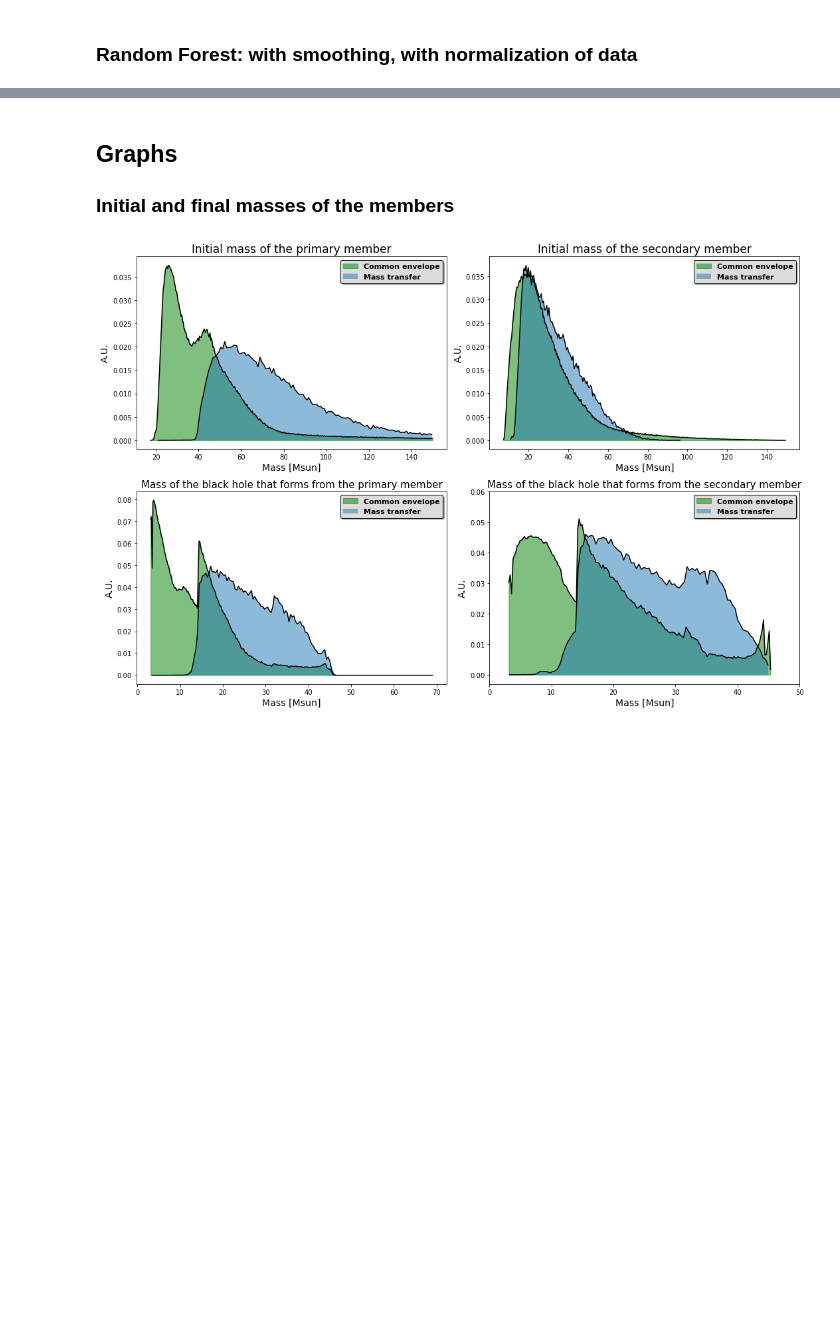
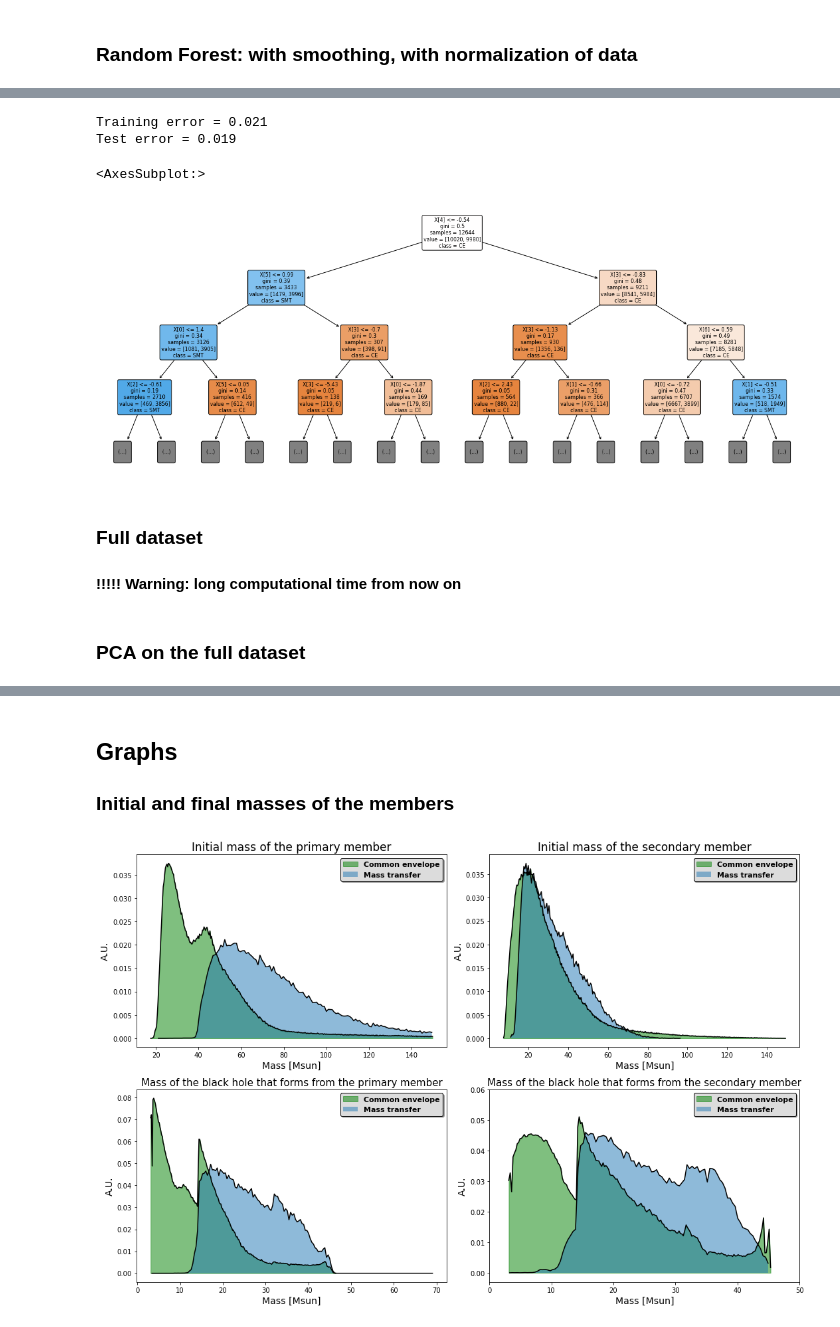
Before and after one commit to PaoloZinesi/TheFormationOfBinaryBlackHoles, a Jupyter notebook: LCP_projects_Y4-Group9/Project.ipynb, the cells around one changed output, grey strips where cells are left out. Drawn from its saved outputs; the diff is of its cells as text; code cells hidden in the pictures; blank space fills up the shorter version.

```diff
--- a/LCP_projects_Y4-Group9/Project.ipynb
+++ b/LCP_projects_Y4-Group9/Project.ipynb
@@ -411,0 +416,7 @@ plt.show()
+# %%
+# cross validation
+parameters = {'max_depth':[3,5,7], 'min_samples_leaf':[1e-05,1e-04,1e-03,1e-02]}
+cvres = GridSearchCV(RandomForestClassifier(), parameters)
+cvres.fit(X_train_PCA, Y_train)
+display(pd.DataFrame.from_dict(cvres.cv_results_))
+smooth_PCA_RF_clf = cvres.best_estimator_
@@ -411,0 +437,8 @@ plt.show()
+# %%
+train_err = 1 - smooth_PCA_RF_clf.score(X_train_PCA, Y_train)
+print("Training error = %1.3f" % train_err)
+test_err = 1 - smooth_PCA_RF_clf.score(X_test_PCA, Y_test)
+print("Test error = %1.3f" % test_err)
+# %% [output]
+Training error = 0.021
+Test error = 0.019
@@ -411,0 +452,16 @@ plt.show()
+# %%
+# first 3 layers of tree
+fig, ax = plt.subplots(nrows=1, ncols=1, figsize=(20, 8))
+sklearn.tree.plot_tree(smooth_PCA_RF_clf.estimators_[50], max_depth=3,
+                        feature_names = None,
+                        class_names = smooth_PCA_RF_clf.classes_,
+                        rounded = True, proportion = False,
+                        precision = 2, filled = True,
+                        fontsize=8, ax=ax)
+ax
+# %% [output]
+<AxesSubplot:>
+[figure, added]
+# %% [markdown]
+### Full dataset
+#### !!!!! Warning: long computational time from now on
@@ -411,0 +483,2 @@ plt.show()
+# %% [markdown]
+### PCA on the full dataset
```
Also changed, not shown: parts of 33 cells of this notebook, 3 other files.
